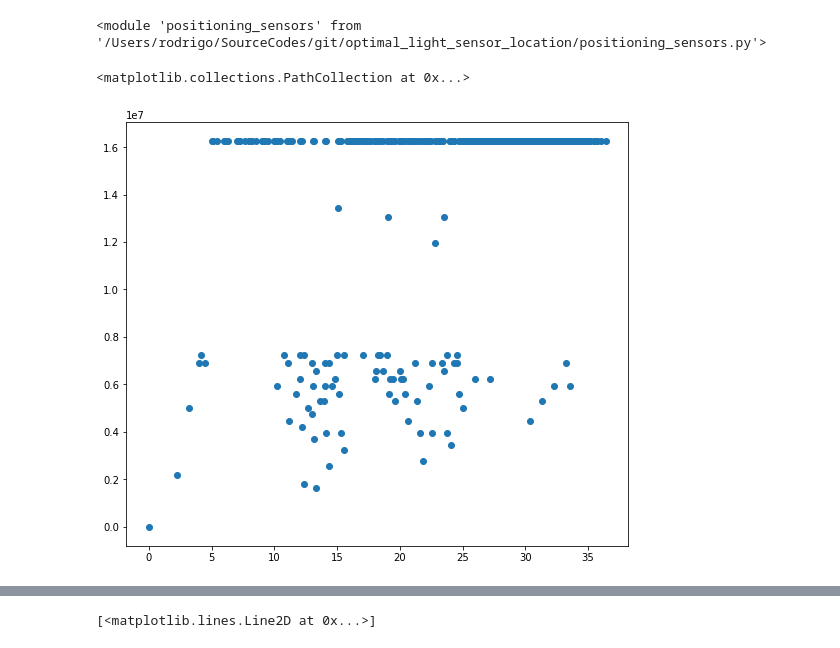
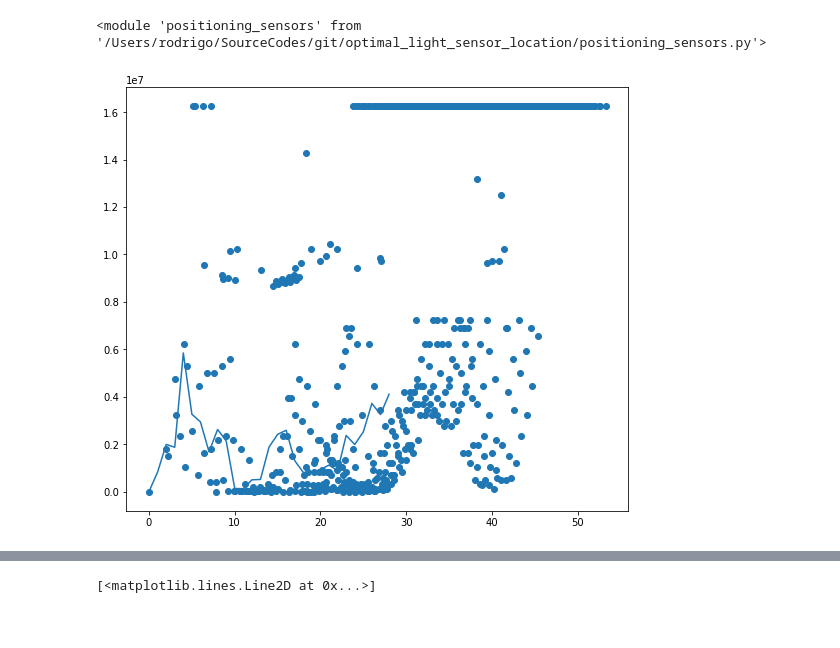
Before and after one commit to rdglpz/optimal_light_sensor_location, a Jupyter notebook: example_optimalLSP-Copy1.ipynb, the cells around one changed output, grey strips where cells are left out. Drawn from its saved outputs; the diff is of its cells as text; code cells hidden in the pictures.

```diff
--- a/example_optimalLSP-Copy1.ipynb
+++ b/example_optimalLSP-Copy1.ipynb
@@ -91,19 +91,21 @@ wsmask = ps.waterShedRegions(W1,coords)
 # %%
 variogram, varmask ,locations = ps.computeRegions(W1,coords,th = 1 ,atol=15,direction_delta = 2,verbose = False)
 # %%
-p = coords[5]
-direction = 0
+ix = 5
+p = coords[ix]
+direction = 45
 atol = 20
 S = W1
 dx = p[0]
 dy = p[1]
 mask = ps.getOrientationMask(direction,atol,S,dx,dy)
 sc = ps.makeSpatialScatter(p,mask,W1)
 
 sc[:,0]
 sc[:,1]
 
 plt.scatter(sc[:,0],sc[:,1])
+plt.plot(ps.variogram(sc))
+plt.show()
 # %% [output]
-<matplotlib.collections.PathCollection at 0x...>
-[figure, old version]
+[figure, new version]
```
Also changed, not shown: parts of 4 cells of this notebook, 4 other files.
